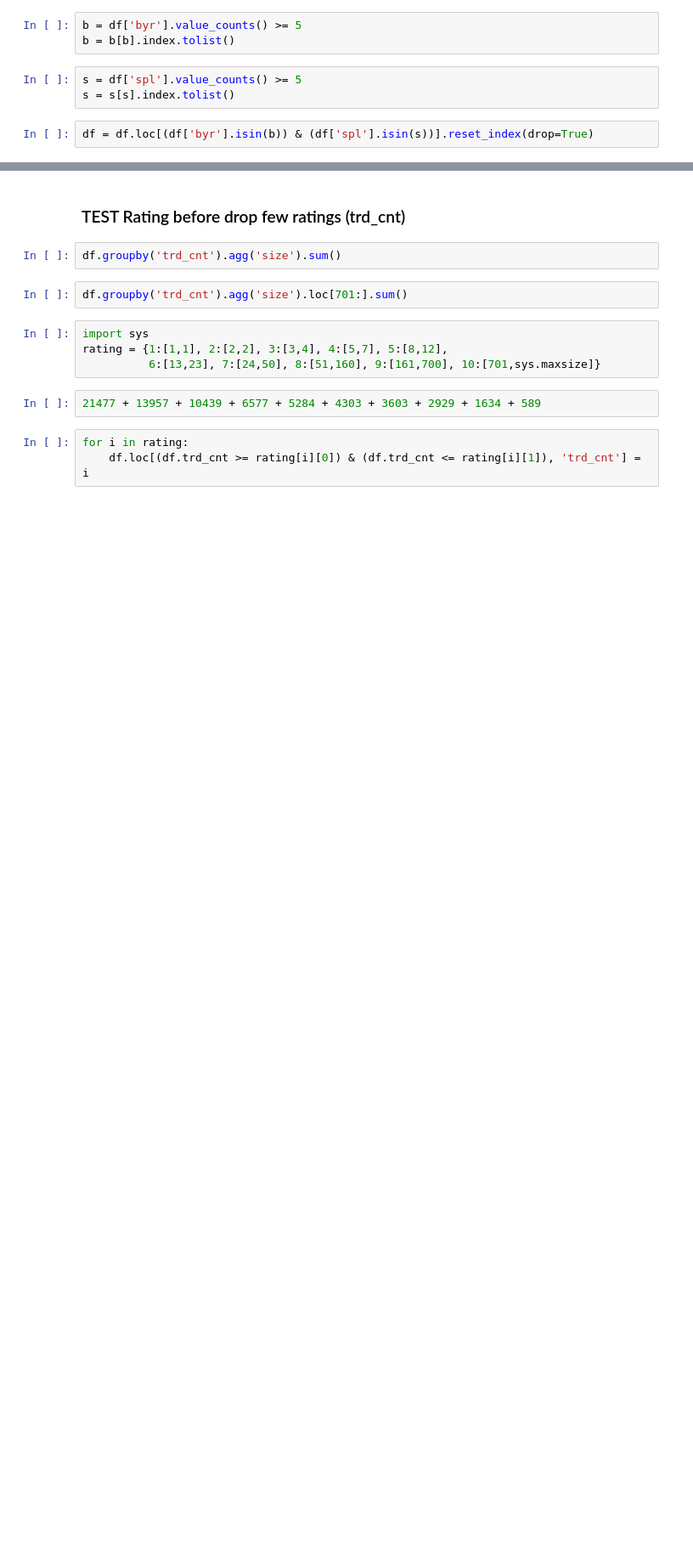
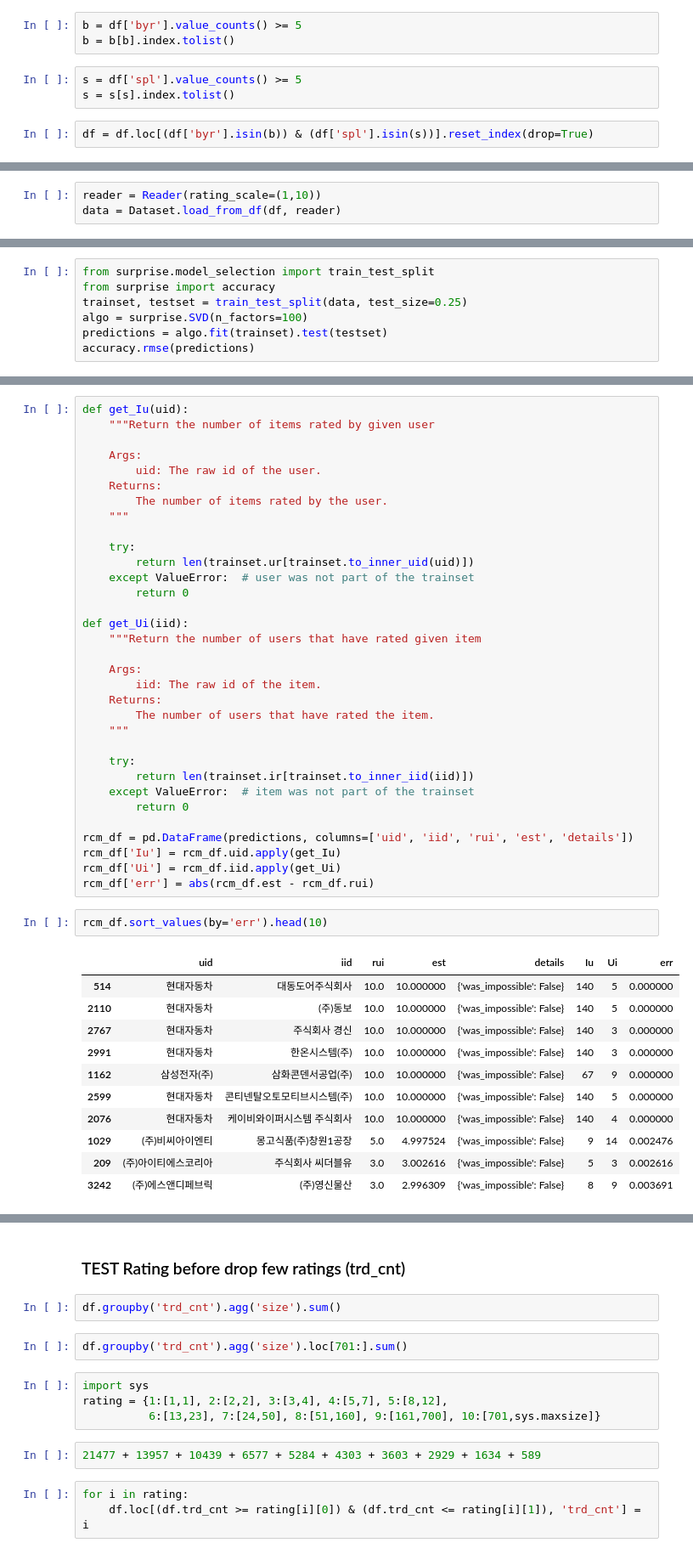
Before and after one commit to yiyc-kr/pandas-modules, a Jupyter notebook: recommend_test.ipynb, the cells around one changed output, grey strips where cells are left out. Shown at 85% size. Drawn from its saved outputs; the diff is of its cells as text; blank space fills up the shorter version.

Commit message:
Developing recommend_test.ipynb

```diff
--- a/recommend_test.ipynb
+++ b/recommend_test.ipynb
@@ -75,0 +50,3 @@ df.groupby('trd_cnt').agg('size')[10:].sum()
+# %%
+reader = Reader(rating_scale=(1,10))
+data = Dataset.load_from_df(df, reader)
@@ -75,0 +124,7 @@ df.groupby('trd_cnt').agg('size')[10:].sum()
+# %%
+from surprise.model_selection import train_test_split
+from surprise import accuracy
+trainset, testset = train_test_split(data, test_size=0.25)
+algo = surprise.SVD(n_factors=100)
+predictions = algo.fit(trainset).test(testset)
+accuracy.rmse(predictions)
@@ -75,0 +134,47 @@ df.groupby('trd_cnt').agg('size')[10:].sum()
+# %%
+def get_Iu(uid):
+    """Return the number of items rated by given user
+
+    Args:
+        uid: The raw id of the user.
+    Returns:
+        The number of items rated by the user.
+    """
+
+    try:
+        return len(trainset.ur[trainset.to_inner_uid(uid)])
+    except ValueError:  # user was not part of the trainset
+        return 0
+
+def get_Ui(iid):
+    """Return the number of users that have rated given item
+
+    Args:
+        iid: The raw id of the item.
+    Returns:
+        The number of users that have rated the item.
+    """
+
+    try:
+        return len(trainset.ir[trainset.to_inner_iid(iid)])
+    except ValueError:  # item was not part of the trainset
+        return 0
+
+rcm_df = pd.DataFrame(predictions, columns=['uid', 'iid', 'rui', 'est', 'details'])
+rcm_df['Iu'] = rcm_df.uid.apply(get_Iu)
+rcm_df['Ui'] = rcm_df.iid.apply(get_Ui)
+rcm_df['err'] = abs(rcm_df.est - rcm_df.rui)
+# %%
+rcm_df.sort_values(by='err').head(10)
+# %% [output]
+|  | uid | iid | rui | est | details | Iu | Ui | err |
+| 514 | 현대자동차 | 대동도어주식회사 | 10.0 | 10.000000 | {'was_impossible': False} | 140 | 5 | 0.000000 |
+| 2110 | 현대자동차 | (주)동보 | 10.0 | 10.000000 | {'was_impossible': False} | 140 | 5 | 0.000000 |
+| 2767 | 현대자동차 | 주식회사 경신 | 10.0 | 10.000000 | {'was_impossible': False} | 140 | 3 | 0.000000 |
+| 2991 | 현대자동차 | 한온시스템(주) | 10.0 | 10.000000 | {'was_impossible': False} | 140 | 3 | 0.000000 |
+| 1162 | 삼성전자(주) | 삼화콘덴서공업(주) | 10.0 | 10.000000 | {'was_impossible': False} | 67 | 9 | 0.000000 |
+| 2599 | 현대자동차 | 콘티넨탈오토모티브시스템(주) | 10.0 | 10.000000 | {'was_impossible': False} | 140 | 5 | 0.000000 |
+| 2076 | 현대자동차 | 케이비와이퍼시스템 주식회사 | 10.0 | 10.000000 | {'was_impossible': False} | 140 | 4 | 0.000000 |
+| 1029 | (주)비씨아이엔티 | 몽고식품(주)창원1공장 | 5.0 | 4.997524 | {'was_impossible': False} | 9 | 14 | 0.002476 |
+| 209 | (주)아이티에스코리아 | 주식회사 씨더블유 | 3.0 | 3.002616 | {'was_impossible': False} | 5 | 3 | 0.002616 |
+| 3242 | (주)에스앤디페브릭 | (주)영신물산 | 3.0 | 2.996309 | {'was_impossible': False} | 8 | 9 | 0.003691 |
```
Also changed, not shown: parts of 18 cells of this notebook.
